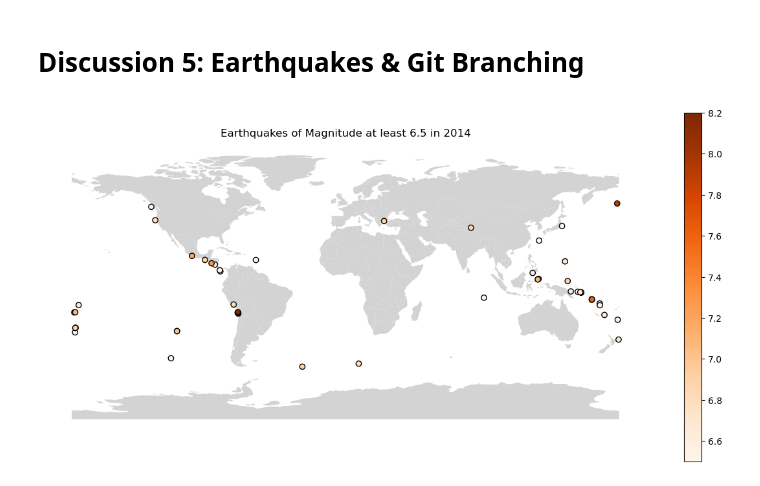
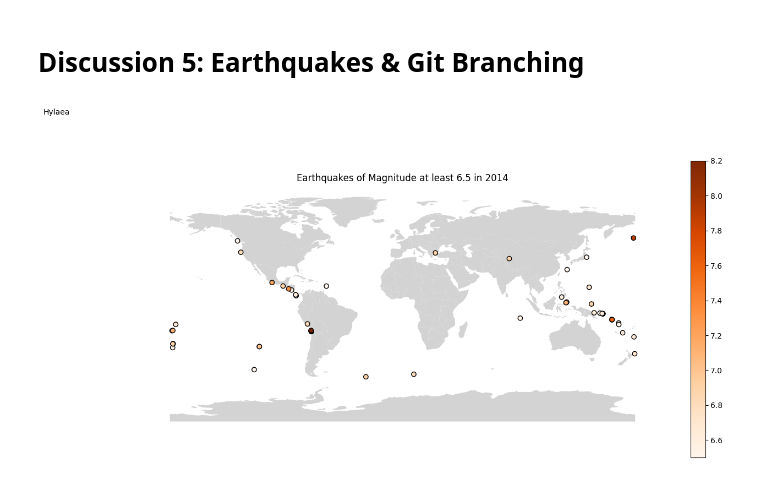
Before and after one commit to zachyyy700/earthquake-branching, a Jupyter notebook: section-5-earthquakes.ipynb, the cells around one changed output. Saved outputs shown, nothing was run; the diff lists cells and outputs as text; code cells hidden in the pictures.

```diff
--- a/section-5-earthquakes.ipynb
+++ b/section-5-earthquakes.ipynb
@@ -27,18 +27,19 @@ earthquakes_gdf = gpd.GeoDataFrame(earthquake_filtered,
 # %%
 # Plot countries
 fig, ax = plt.subplots(figsize=(15,7))
 
 ax.axis('off')
 
 country_data.plot(ax=ax,
                   facecolor='lightgrey')
 
 earthquakes_gdf.plot(ax=ax,
                      column='mag',
                      legend=True,
                      cmap='Oranges',
                      edgecolor='black')
 plt.title("Earthquakes of Magnitude at least 6.5 in 2014")
+plt.figtext(x = 0, y = 1, s = "Hylaea")
 plt.show()
 # %% [output]
-[figure, old version]
+[figure, new version]
```
